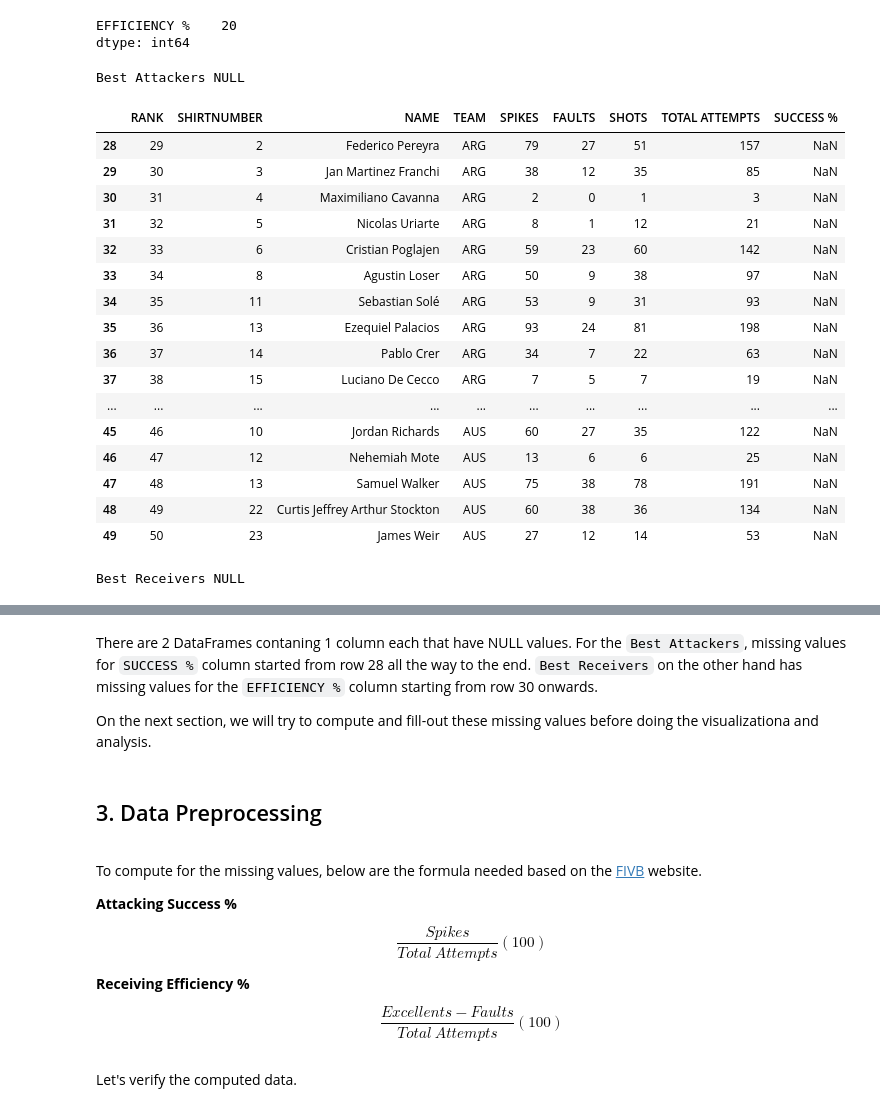
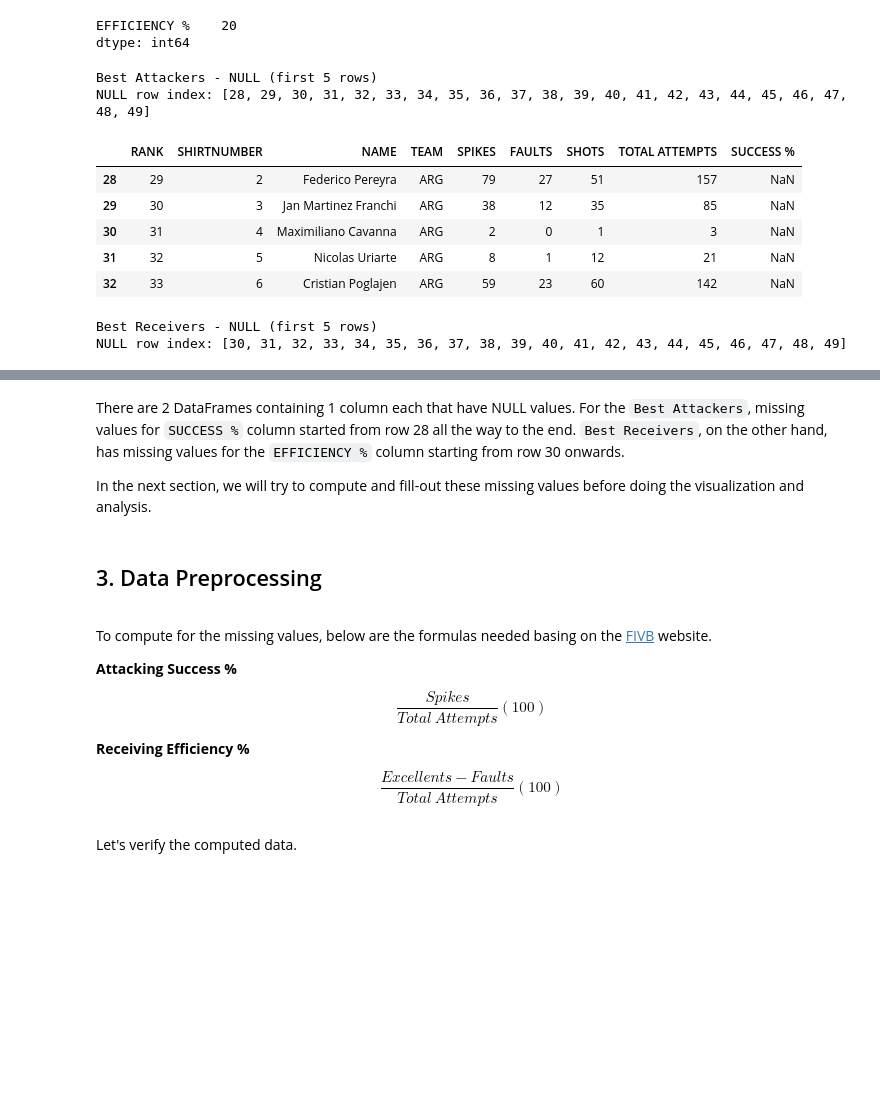
Before and after one commit to w0lfsban3/Bounce-Ball, a Jupyter notebook: Bounce Ball.ipynb, the cells around one changed output, grey strips where cells are left out. Cells and saved outputs as stored; diff of their text form; code cells hidden in the pictures; blank space fills up the shorter version.

```diff
--- a/Bounce Ball.ipynb
+++ b/Bounce Ball.ipynb
@@ -193,33 +186,29 @@ EFFICIENCY %    20
 dtype: int64
 # %%
 # display rows with missing values
-print("Best Attackers NULL")
+print("Best Attackers - NULL (first 5 rows)")
+
 attackers = vnl_50['Best Attackers']
-display(attackers[attackers['SUCCESS %'].isnull()])
+attk_null = attackers[attackers['SUCCESS %'].isnull()]
+print('NULL row index:', list(attk_null.index))
+display(attk_null.head())
 
-print("Best Receivers NULL")
-attackers = vnl_50['Best Receivers']
-display(attackers[attackers['EFFICIENCY %'].isnull()])
+print("Best Receivers - NULL (first 5 rows)")
+receiver = vnl_50['Best Receivers']
+rcv_null = receiver[receiver['EFFICIENCY %'].isnull()]
+print('NULL row index:', list(rcv_null.index))
+display(rcv_null.head())
 # %% [output]
-Best Attackers NULL
+Best Attackers - NULL (first 5 rows)
+NULL row index: [28, 29, 30, 31, 32, 33, 34, 35, 36, 37, 38, 39, 40, 41, 42, 43, 44, 45, 46, 47, 48, 49]
 |  | RANK | SHIRTNUMBER | NAME | TEAM | SPIKES | FAULTS | SHOTS | TOTAL ATTEMPTS | SUCCESS % |
 | 28 | 29 | 2 | Federico Pereyra | ARG | 79 | 27 | 51 | 157 | NaN |
 | 29 | 30 | 3 | Jan Martinez Franchi | ARG | 38 | 12 | 35 | 85 | NaN |
 | 30 | 31 | 4 | Maximiliano Cavanna | ARG | 2 | 0 | 1 | 3 | NaN |
 | 31 | 32 | 5 | Nicolas Uriarte | ARG | 8 | 1 | 12 | 21 | NaN |
 | 32 | 33 | 6 | Cristian Poglajen | ARG | 59 | 23 | 60 | 142 | NaN |
-| 33 | 34 | 8 | Agustin Loser | ARG | 50 | 9 | 38 | 97 | NaN |
-| 34 | 35 | 11 | Sebastian Solé | ARG | 53 | 9 | 31 | 93 | NaN |
-| 35 | 36 | 13 | Ezequiel Palacios | ARG | 93 | 24 | 81 | 198 | NaN |
-| 36 | 37 | 14 | Pablo Crer | ARG | 34 | 7 | 22 | 63 | NaN |
-| 37 | 38 | 15 | Luciano De Cecco | ARG | 7 | 5 | 7 | 19 | NaN |
-| ... | ... | ... | ... | ... | ... | ... | ... | ... | ... |
-| 45 | 46 | 10 | Jordan Richards | AUS | 60 | 27 | 35 | 122 | NaN |
-| 46 | 47 | 12 | Nehemiah Mote | AUS | 13 | 6 | 6 | 25 | NaN |
-| 47 | 48 | 13 | Samuel Walker | AUS | 75 | 38 | 78 | 191 | NaN |
-| 48 | 49 | 22 | Curtis Jeffrey Arthur Stockton | AUS | 60 | 38 | 36 | 134 | NaN |
-| 49 | 50 | 23 | James Weir | AUS | 27 | 12 | 14 | 53 | NaN |
-Best Receivers NULL
+Best Receivers - NULL (first 5 rows)
+NULL row index: [30, 31, 32, 33, 34, 35, 36, 37, 38, 39, 40, 41, 42, 43, 44, 45, 46, 47, 48, 49]
 |  | RANK | SHIRTNUMBER | NAME | TEAM | EXCELLENTS | FAULTS | SERVE RECEPTIONS | TOTAL ATTEMPTS | ... |
 | 30 | 31 | 2 | Federico Pereyra | ARG | 0 | 0 | 2 | 2 | ... |
 | 31 | 32 | 3 | Jan Martinez Franchi | ARG | 15 | 2 | 48 | 65 | ... |
@@ -240,12 +218,12 @@ Best Receivers NULL
 # %% [markdown]
-There are 2 DataFrames contaning 1 column each that have NULL values. For the `Best Attackers`, missing values for `SUCCESS %` column started from row 28 all the way to the end. `Best Receivers` on the other hand has missing values for the `EFFICIENCY %` column starting from row 30 onwards.
+There are 2 DataFrames containing 1 column each that have NULL values. For the `Best Attackers`, missing values for `SUCCESS %` column started from row 28 all the way to the end. `Best Receivers`, on the other hand, has missing values for the `EFFICIENCY %` column starting from row 30 onwards.
 
-On the next section, we will try to compute and fill-out these missing values before doing the visualizationa and analysis.
+In the next section, we will try to compute and fill-out these missing values before doing the visualization and analysis.
 # %% [markdown]
 ## 3. Data Preprocessing
 <span id='preprocessing'></span>
 # %% [markdown]
-To compute for the missing values, below are the formula needed based on the [FIVB](http://www.fivb.org/en/volleyball/VIS.asp) website.
+To compute for the missing values, below are the formulas needed basing on the [FIVB](http://www.fivb.org/en/volleyball/VIS.asp) website.
 
 __Attacking Success %__
 
```
Also changed, not shown: parts of 16 cells of this notebook.
